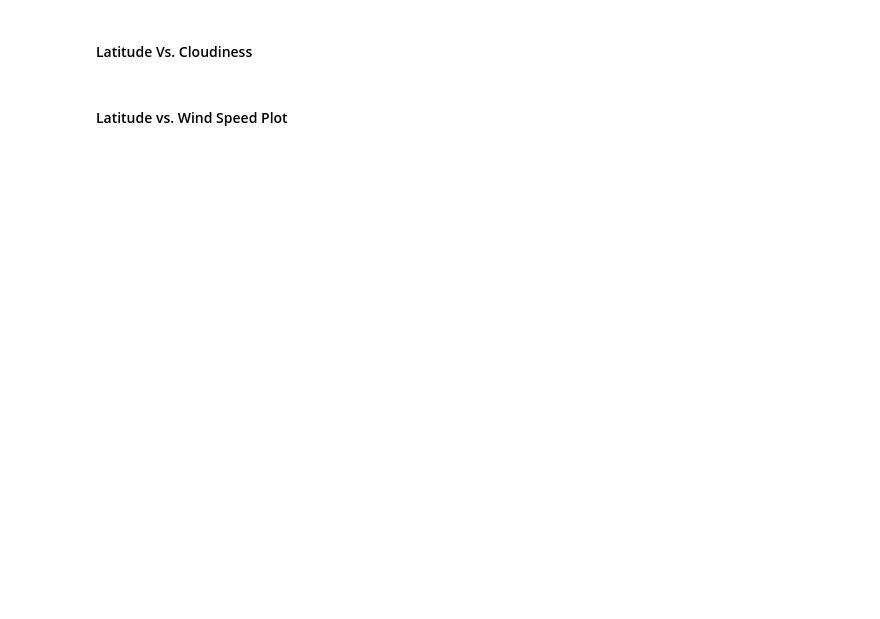
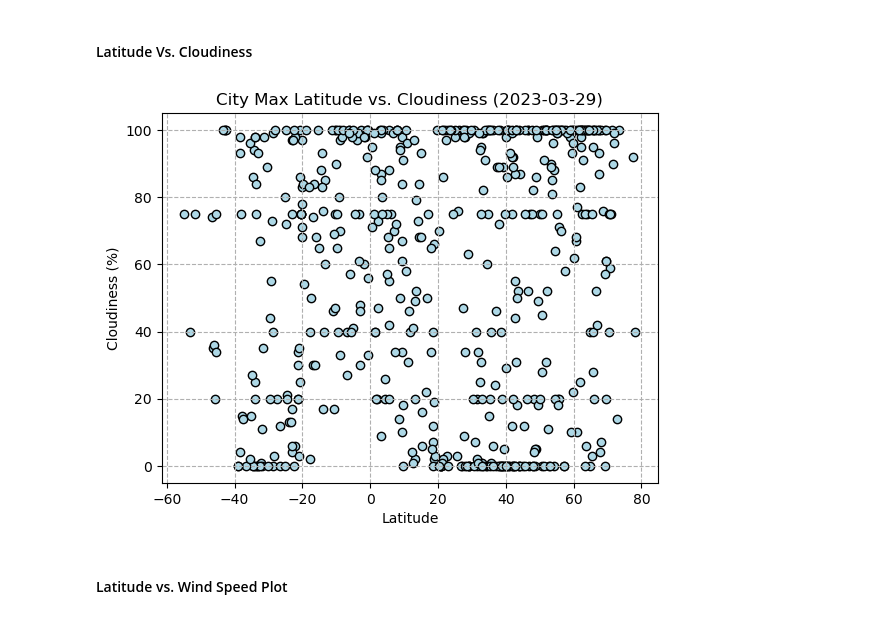
Before and after one commit to anthonybpino/python-api-challenge, a Jupyter notebook: weatherpy/weatherpy.ipynb, the cells around one changed output. Saved outputs shown, nothing was run; the diff lists cells and outputs as text; code cells hidden in the pictures; blank space fills up the shorter version.

```diff
--- a/weatherpy/weatherpy.ipynb
+++ b/weatherpy/weatherpy.ipynb
@@ -220,17 +193,22 @@ plt.show()
 # %% [markdown]
 #### Latitude Vs. Cloudiness
 # %%
-# Build the scatter plots for latitude vs. cloudiness
-# YOUR CODE HERE
+# Build scatter plot for latitude vs. temperature
+plt.scatter(city_data_df["Lat"], city_data_df["Cloudiness"], color="lightblue", edgecolors="black")
 
 # Incorporate the other graph properties
-# YOUR CODE HERE
+plt.title("City Max Latitude vs. Cloudiness (2023-03-29)")
+plt.ylabel("Cloudiness (%)")
+plt.xlabel("Latitude")
+plt.grid(linestyle="--")
 
 # Save the figure
-plt.savefig("output_data/Fig3.png")
+plt.savefig("../output_data/Fig3.png")
 
 # Show plot
 plt.show()
+# %% [output]
+[figure, added]
 # %% [markdown]
 #### Latitude vs. Wind Speed Plot
 # %%
```
Also changed, not shown: parts of 9 cells of this notebook, 6 other files.
